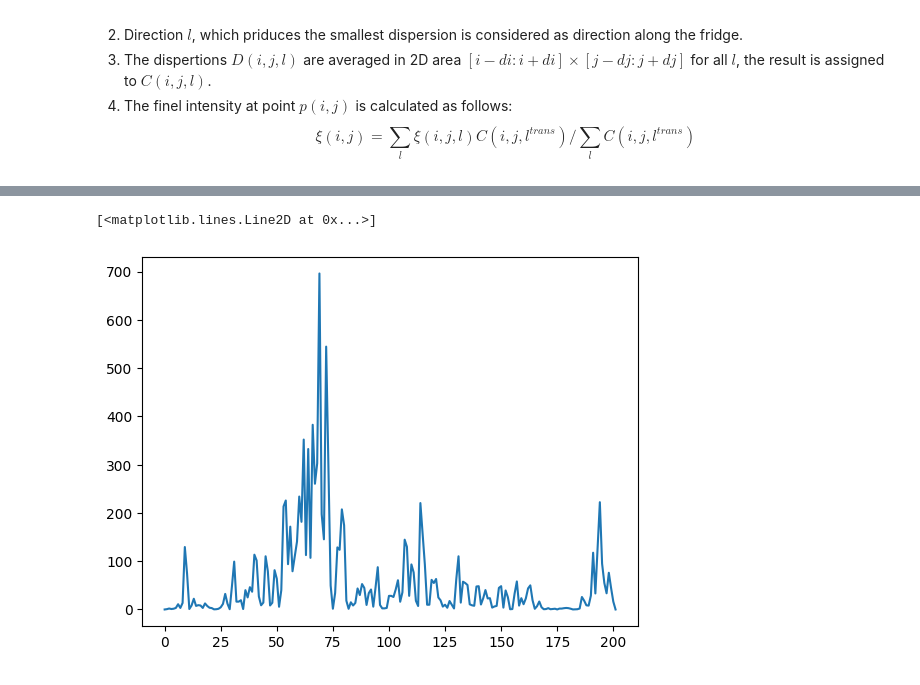
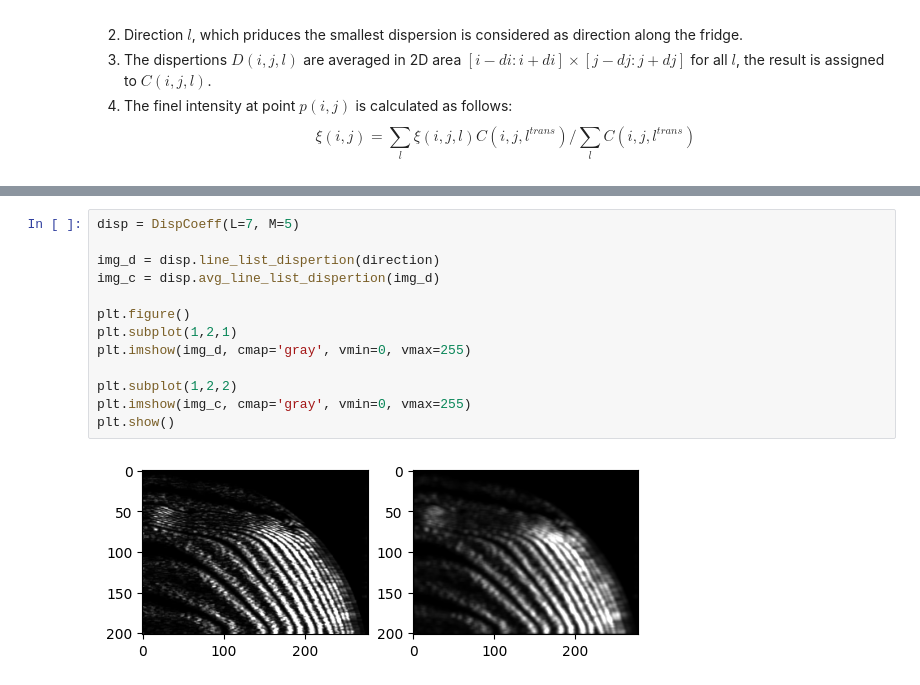
Before and after one commit to annamogo/DiplomaLISF, a Jupyter notebook: fringe_example/Gurov2006.ipynb, the cells around one changed output, grey strips where cells are left out. Cells and saved outputs as stored; diff of their text form.

```diff
--- a/fringe_example/Gurov2006.ipynb
+++ b/fringe_example/Gurov2006.ipynb
@@ -385,5 +224,16 @@ def line_dispertion(line_xi: list, L: int) -> list:
 # %%
+disp = DispCoeff(L=7, M=5)
+
+img_d = disp.line_list_dispertion(direction)
+img_c = disp.avg_line_list_dispertion(img_d)
+
+plt.figure()
+plt.subplot(1,2,1)
+plt.imshow(img_d, cmap='gray', vmin=0, vmax=255)
+
+plt.subplot(1,2,2)
+plt.imshow(img_c, cmap='gray', vmin=0, vmax=255)
+plt.show()
 # %% [output]
-[<matplotlib.lines.Line2D at 0x...>]
-[figure, old version]
+[figure, new version]
 # %%
```
Also changed, not shown: parts of 19 cells of this notebook, 3 other files.
